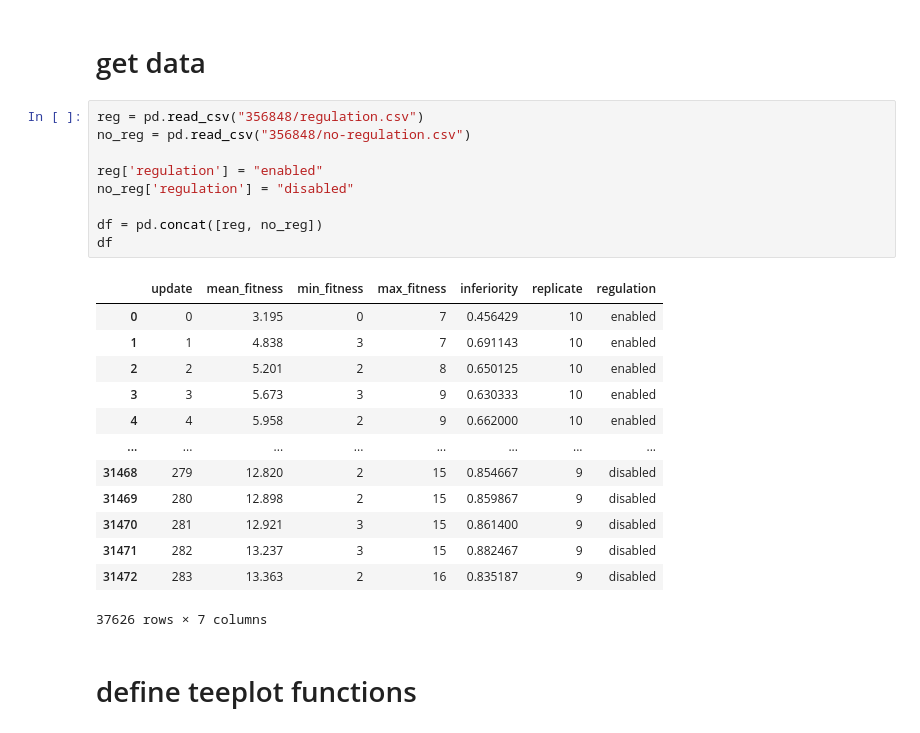
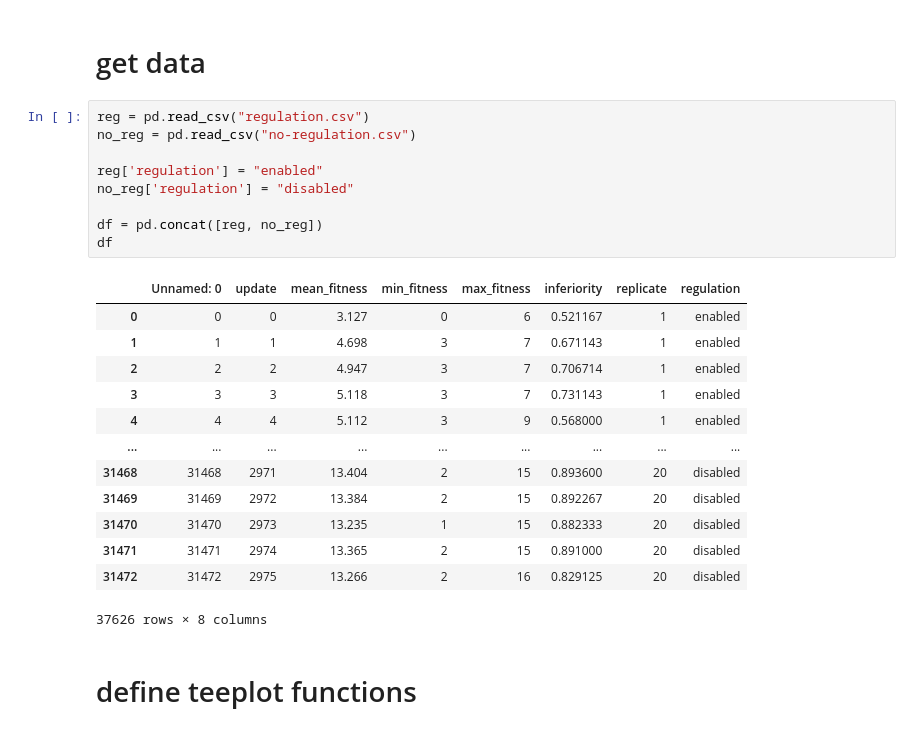
Before and after one commit to mmore500/signalgp-lite, a Jupyter notebook: binder/results/contextual-signal/contextual-signal.ipynb, the cells around one changed output. Saved outputs shown, nothing was run; the diff lists cells and outputs as text.

```diff
--- a/binder/results/contextual-signal/contextual-signal.ipynb
+++ b/binder/results/contextual-signal/contextual-signal.ipynb
@@ -8,28 +8,28 @@ import scipy.stats as stats
 # %% [markdown]
 # get data
 # %%
-reg = pd.read_csv("356848/regulation.csv")
-no_reg = pd.read_csv("356848/no-regulation.csv")
+reg = pd.read_csv("regulation.csv")
+no_reg = pd.read_csv("no-regulation.csv")
 
 reg['regulation'] = "enabled"
 no_reg['regulation'] = "disabled"
 
 df = pd.concat([reg, no_reg])
 df
 # %% [output]
-|  | update | mean_fitness | min_fitness | max_fitness | inferiority | replicate | regulation |
-| 0 | 0 | 3.195 | 0 | 7 | 0.456429 | 10 | enabled |
-| 1 | 1 | 4.838 | 3 | 7 | 0.691143 | 10 | enabled |
-| 2 | 2 | 5.201 | 2 | 8 | 0.650125 | 10 | enabled |
-| 3 | 3 | 5.673 | 3 | 9 | 0.630333 | 10 | enabled |
-| 4 | 4 | 5.958 | 2 | 9 | 0.662000 | 10 | enabled |
-| ... | ... | ... | ... | ... | ... | ... | ... |
-| 31468 | 279 | 12.820 | 2 | 15 | 0.854667 | 9 | disabled |
-| 31469 | 280 | 12.898 | 2 | 15 | 0.859867 | 9 | disabled |
-| 31470 | 281 | 12.921 | 3 | 15 | 0.861400 | 9 | disabled |
-| 31471 | 282 | 13.237 | 3 | 15 | 0.882467 | 9 | disabled |
-| 31472 | 283 | 13.363 | 2 | 16 | 0.835187 | 9 | disabled |
+|  | Unnamed: 0 | update | mean_fitness | min_fitness | max_fitness | inferiority | replicate | regulation |
+| 0 | 0 | 0 | 3.127 | 0 | 6 | 0.521167 | 1 | enabled |
+| 1 | 1 | 1 | 4.698 | 3 | 7 | 0.671143 | 1 | enabled |
+| 2 | 2 | 2 | 4.947 | 3 | 7 | 0.706714 | 1 | enabled |
+| 3 | 3 | 3 | 5.118 | 3 | 7 | 0.731143 | 1 | enabled |
+| 4 | 4 | 4 | 5.112 | 3 | 9 | 0.568000 | 1 | enabled |
+| ... | ... | ... | ... | ... | ... | ... | ... | ... |
+| 31468 | 31468 | 2971 | 13.404 | 2 | 15 | 0.893600 | 20 | disabled |
+| 31469 | 31469 | 2972 | 13.384 | 2 | 15 | 0.892267 | 20 | disabled |
+| 31470 | 31470 | 2973 | 13.235 | 1 | 15 | 0.882333 | 20 | disabled |
+| 31471 | 31471 | 2974 | 13.365 | 2 | 15 | 0.891000 | 20 | disabled |
+| 31472 | 31472 | 2975 | 13.266 | 2 | 16 | 0.829125 | 20 | disabled |
-37626 rows × 7 columns
+37626 rows × 8 columns
 # %% [markdown]
 # define teeplot functions
 # %%
```
Also changed, not shown: parts of 3 cells of this notebook, 8 other files.
